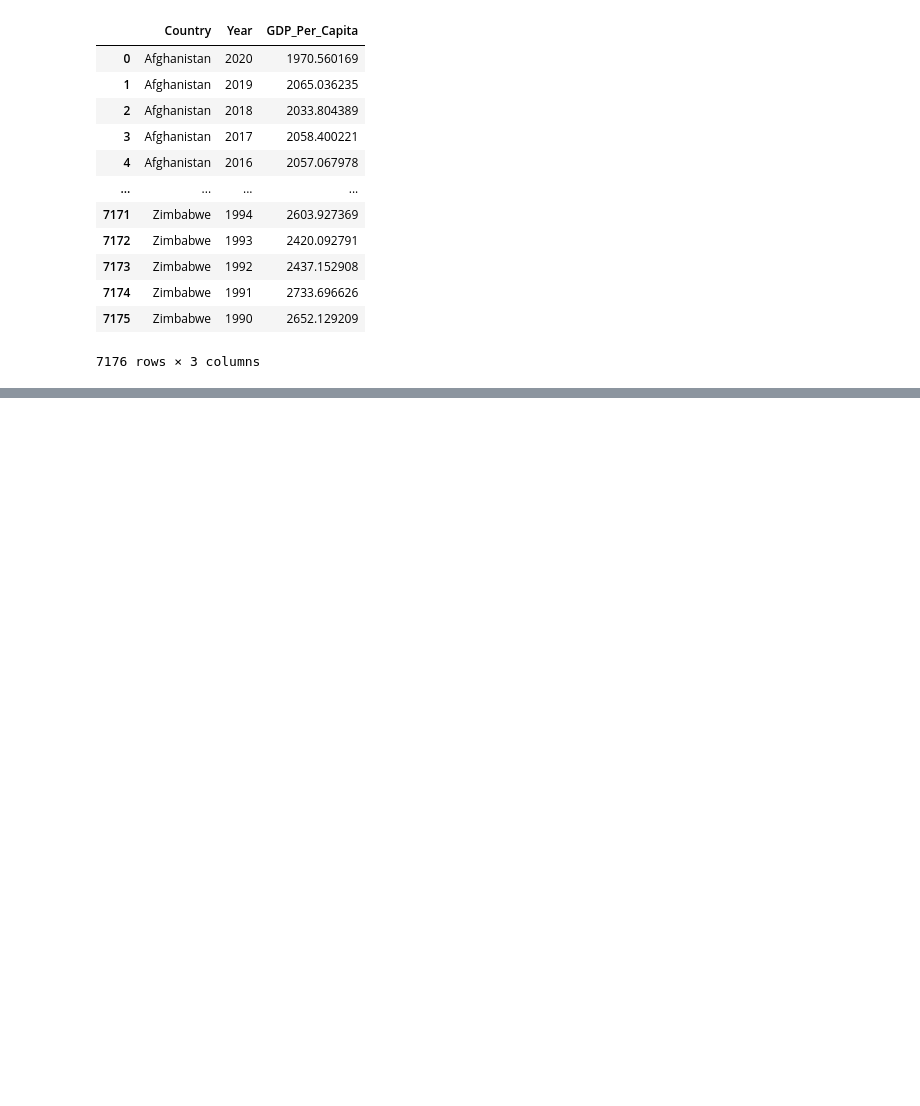
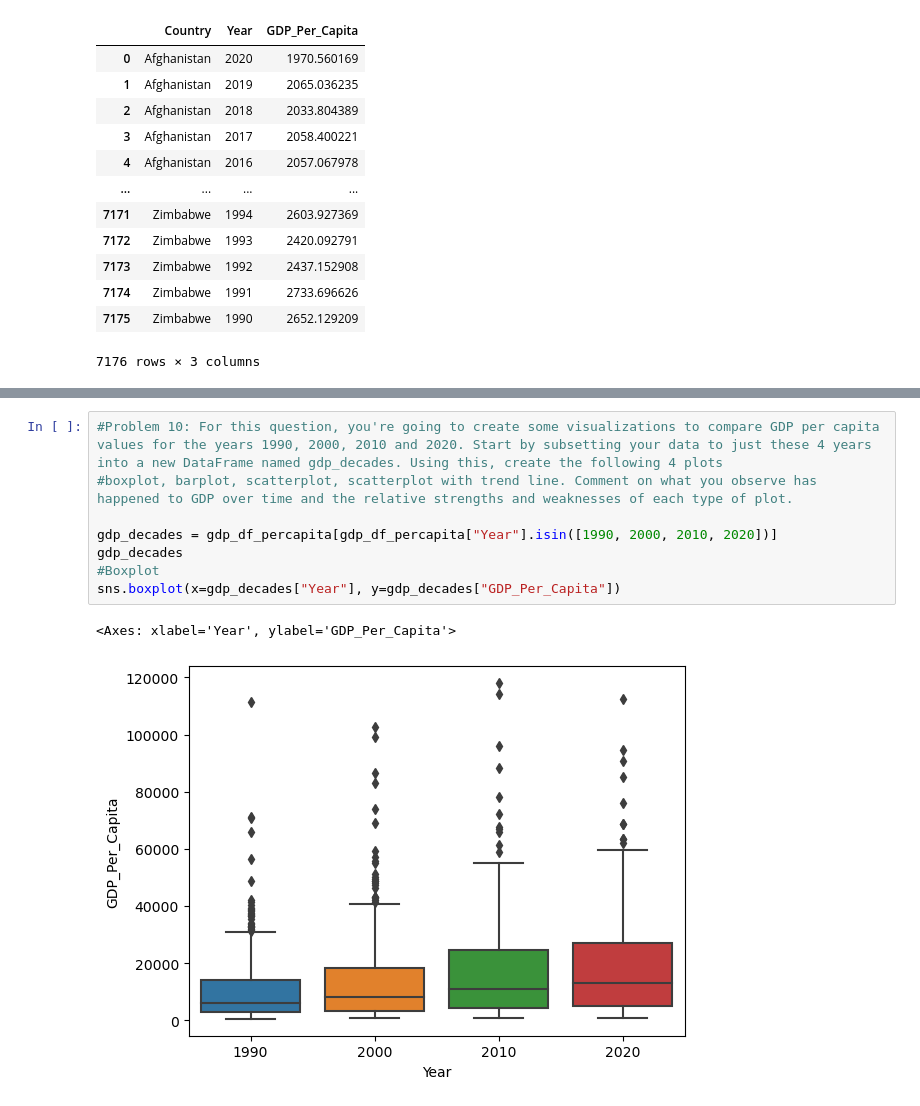
Before and after one commit to NSS-Full-Time-Data-Analytics-11/un-project-taylorfisher1012, a Jupyter notebook: notebooks/undata.ipynb, the cells around one changed output, grey strips where cells are left out. Saved outputs shown, nothing was run; the diff lists cells and outputs as text; blank space fills up the shorter version.

```diff
--- a/notebooks/undata.ipynb
+++ b/notebooks/undata.ipynb
@@ -67,0 +151,11 @@ gdp_df_percapita
+# %%
+#Problem 10: For this question, you're going to create some visualizations to compare GDP per capita values for the years 1990, 2000, 2010 and 2020. Start by subsetting your data to just these 4 years into a new DataFrame named gdp_decades. Using this, create the following 4 plots
+#boxplot, barplot, scatterplot, scatterplot with trend line. Comment on what you observe has happened to GDP over time and the relative strengths and weaknesses of each type of plot.
+
+gdp_decades = gdp_df_percapita[gdp_df_percapita["Year"].isin([1990, 2000, 2010, 2020])]
+gdp_decades
+#Boxplot
+sns.boxplot(x=gdp_decades["Year"], y=gdp_decades["GDP_Per_Capita"])
+# %% [output]
+<Axes: xlabel='Year', ylabel='GDP_Per_Capita'>
+[figure, added]
```
Also changed, not shown: parts of 18 cells of this notebook.
